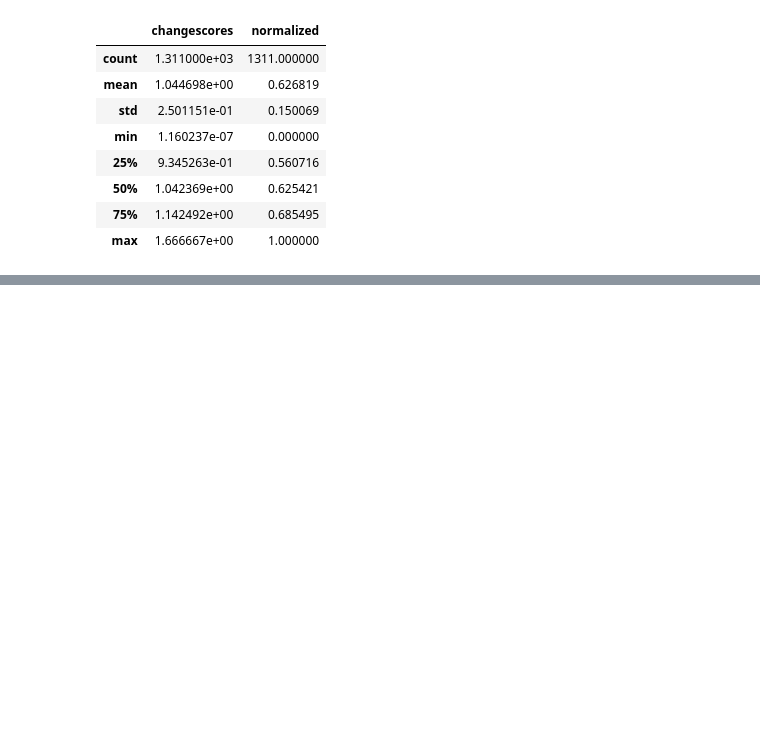
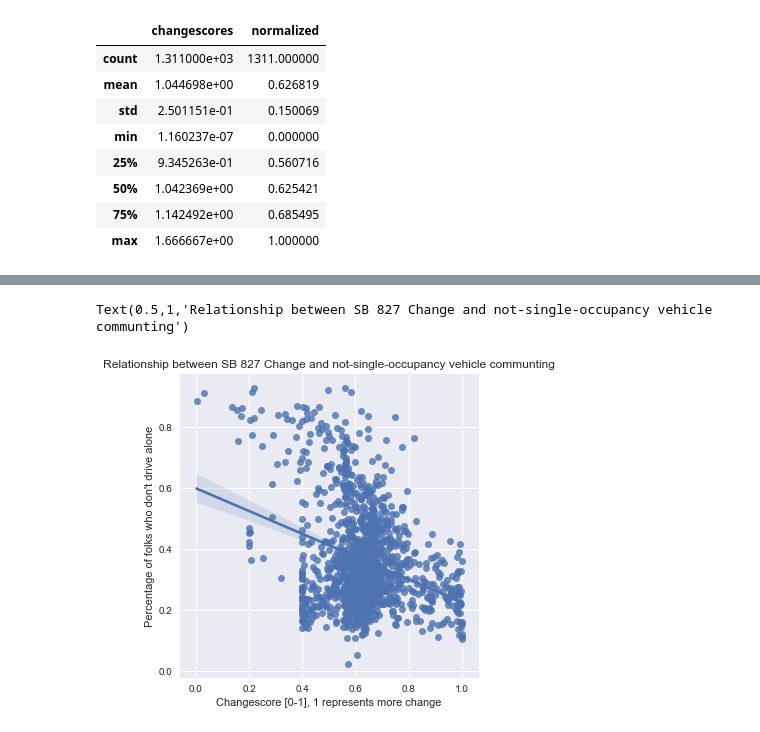
Before and after one commit to policyclub/zoning-metadata, a Jupyter notebook: analysis/DetermineZoningAndTransitRelationships.ipynb, the cells around one changed output, grey strips where cells are left out. Drawn from its saved outputs; the diff is of its cells as text; code cells hidden in the pictures; blank space fills up the shorter version.

Commit message:
basic relationship proved

```diff
--- a/analysis/DetermineZoningAndTransitRelationships.ipynb
+++ b/analysis/DetermineZoningAndTransitRelationships.ipynb
@@ -73,7 +73,16 @@ census_prefix = '14000US'
 enriched['geoid'] = enriched['ct_strip'].apply(lambda x: census_prefix + str(x))
 del(enriched['ct_strip'])
 # %%
-lookup_list = enriched['geoid'].unique()[0:10]
-raw_data = [get_dataframe(tables=['B08301'], geoids = [l],col_names=True) for l in lookup_list]
+lookup_list = enriched['geoid'].unique()
+i = 0
+raw_data = []
+while i < 2605:
+    print("Start Index: ", i)
+    step_size = 100
+    try:
+        raw_data.append(get_dataframe(tables=['B08301'], geoids = lookup_list[i:i+step_size],col_names=True))
+    except KeyError:
+        pass
+    i += step_size
 affected_tracts_with_data = pd.concat(raw_data)
 affected_tracts_with_data.head()
@@ -112,3 +146,9 @@ change_df.describe()
 | 50% | 1.042369e+00 | 0.625421 |
 | 75% | 1.142492e+00 | 0.685495 |
 | max | 1.666667e+00 | 1.000000 |
+# %%
+## Join to the affect tracts
+df = affected_tracts_with_data.join(change_df, how='inner')
+## Didn't Drive Alone
+df['not_alone'] = df.apply(lambda x: x['Total:'] - x['Drove alone'], axis=1)
+df['not_alone_percent'] = df.apply(lambda x: x['not_alone'] / x['Total:'], axis=1)
@@ -114,0 +167,4 @@ change_df.describe()
+# %%
+import seaborn as sns
+sns.set()
+df[['not_alone_percent','normalized']].head()
@@ -114,0 +178,13 @@ change_df.describe()
+# %%
+# Plot tip as a function of toal bill across days
+g = sns.lmplot(x="normalized", y="not_alone_percent",
+               truncate=True, size=5, data=df)
+
+# Use more informative axis labels than are provided by default
+g.set_axis_labels("Changescore [0-1], 1 represents more change", "Percentage of folks who don't drive alone")
+
+ax = plt.gca()
+ax.set_title("Relationship between SB 827 Change and not-single-occupancy vehicle communting")
+# %% [output]
+Text(0.5,1,'Relationship between SB 827 Change and not-single-occupancy vehicle communting')
+[figure, added]
```
Also changed, not shown: parts of 5 cells of this notebook.
